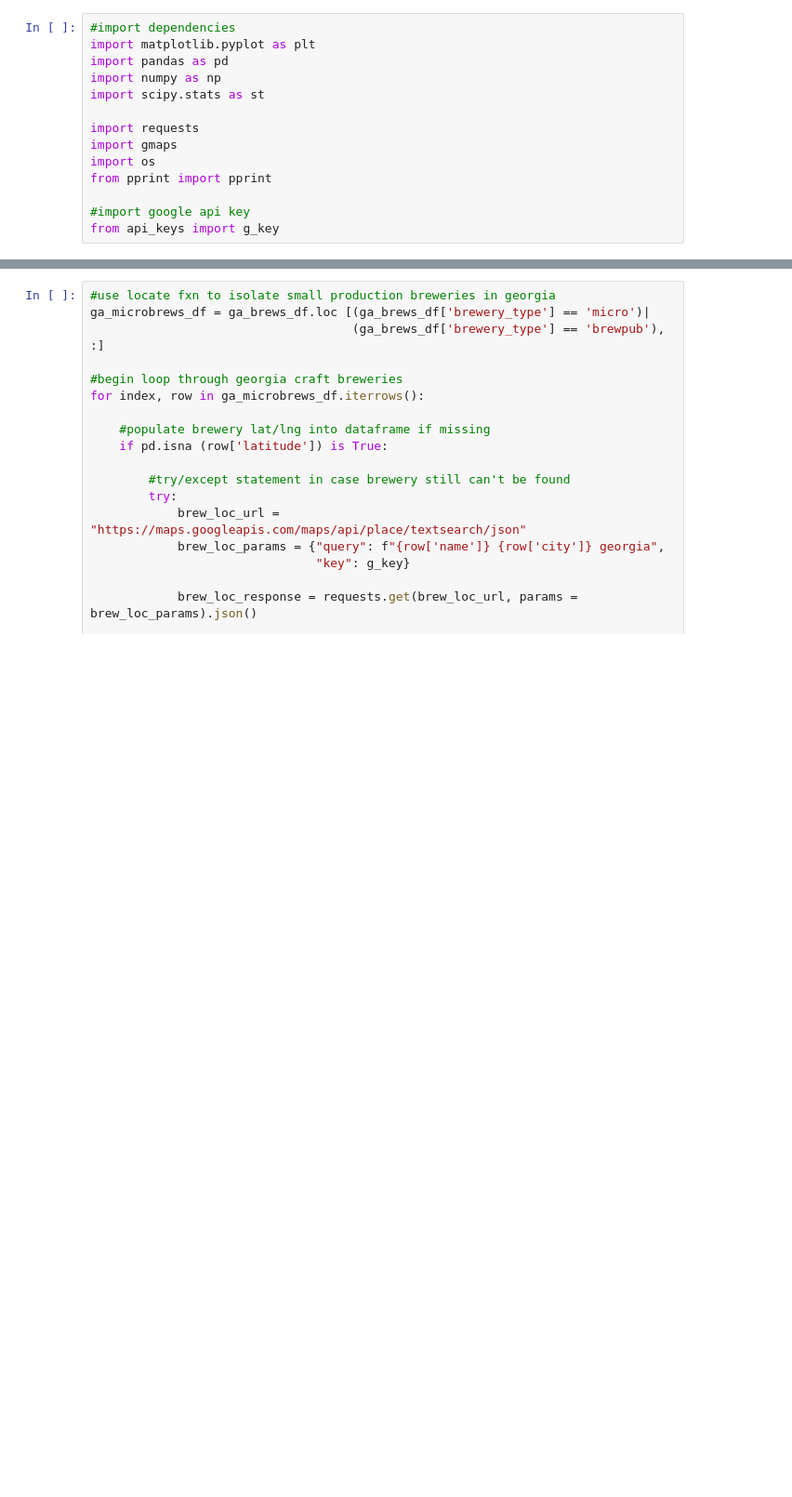
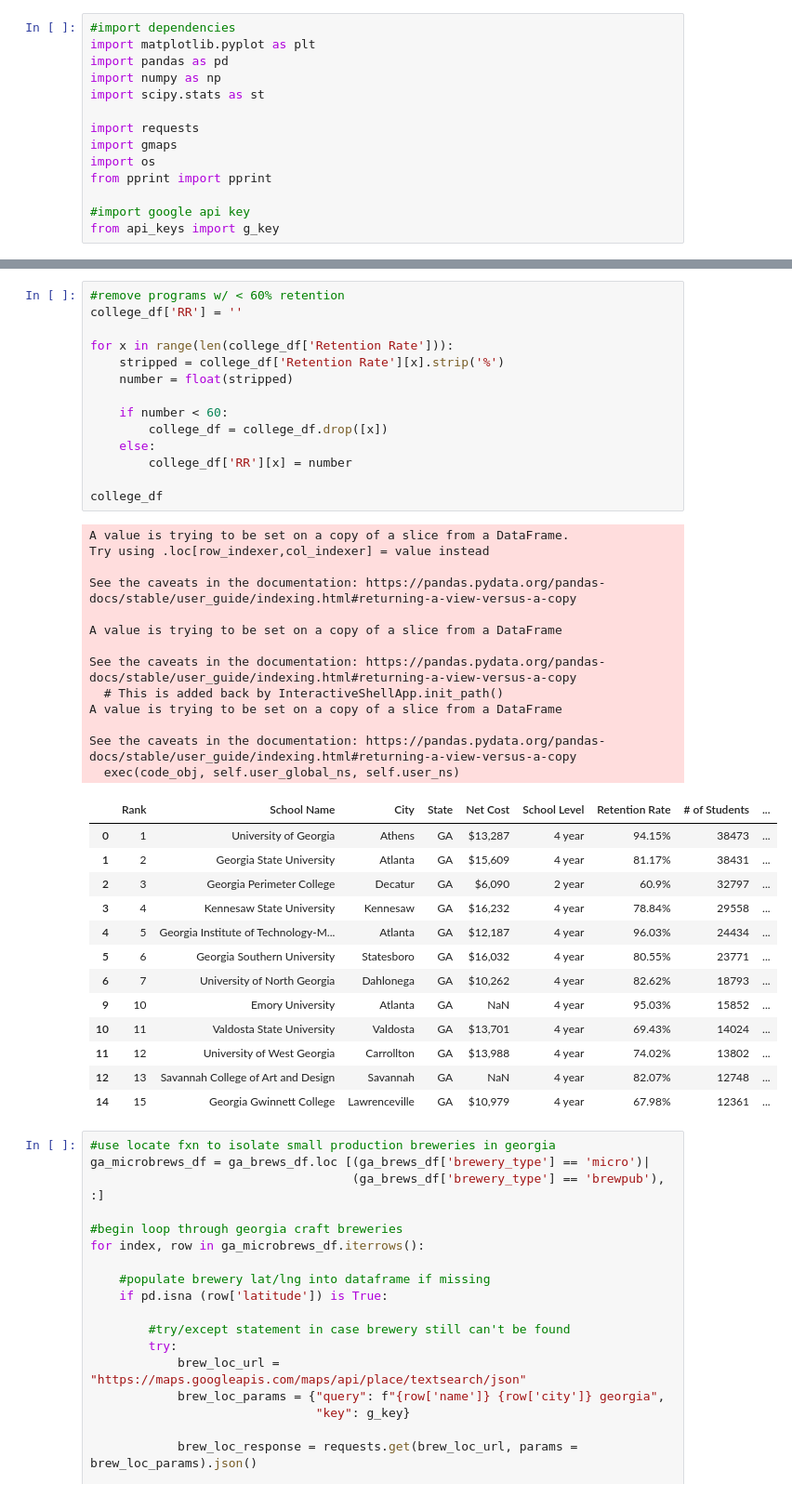
Before and after one commit to mariajdong/georgia-breweries, a Jupyter notebook: main_notebook.ipynb, the cells around one changed output, grey strips where cells are left out. Shown at 93% size. Cells and saved outputs as stored; diff of their text form; blank space fills up the shorter version.

```diff
--- a/main_notebook.ipynb
+++ b/main_notebook.ipynb
@@ -140,3 +165,44 @@ plt.savefig ('output/stacked_bar_chart.png')
+# %%
+#remove programs w/ < 60% retention
+college_df['RR'] = ''
+
+for x in range(len(college_df['Retention Rate'])):
+    stripped = college_df['Retention Rate'][x].strip('%')
+    number = float(stripped)
+
+    if number < 60:
+        college_df = college_df.drop([x])
+    else:
+        college_df['RR'][x] = number
+
+college_df
+# %% [output]
+A value is trying to be set on a copy of a slice from a DataFrame.
+Try using .loc[row_indexer,col_indexer] = value instead
+
+See the caveats in the documentation: https://pandas.pydata.org/pandas-docs/stable/user_guide/indexing.html#returning-a-view-versus-a-copy
+
+A value is trying to be set on a copy of a slice from a DataFrame
+
+See the caveats in the documentation: https://pandas.pydata.org/pandas-docs/stable/user_guide/indexing.html#returning-a-view-versus-a-copy
+  # This is added back by InteractiveShellApp.init_path()
+A value is trying to be set on a copy of a slice from a DataFrame
+
+See the caveats in the documentation: https://pandas.pydata.org/pandas-docs/stable/user_guide/indexing.html#returning-a-view-versus-a-copy
+  exec(code_obj, self.user_global_ns, self.user_ns)
+|  | Rank | School Name | City | State | Net Cost | School Level | Retention Rate | # of Students | ... |
+| 0 | 1 | University of Georgia | Athens | GA | $13,287 | 4 year | 94.15% | 38473 | ... |
+| 1 | 2 | Georgia State University | Atlanta | GA | $15,609 | 4 year | 81.17% | 38431 | ... |
+| 2 | 3 | Georgia Perimeter College | Decatur | GA | $6,090 | 2 year | 60.9% | 32797 | ... |
+| 3 | 4 | Kennesaw State University | Kennesaw | GA | $16,232 | 4 year | 78.84% | 29558 | ... |
+| 4 | 5 | Georgia Institute of Technology-M... | Atlanta | GA | $12,187 | 4 year | 96.03% | 24434 | ... |
+| 5 | 6 | Georgia Southern University | Statesboro | GA | $16,032 | 4 year | 80.55% | 23771 | ... |
+| 6 | 7 | University of North Georgia | Dahlonega | GA | $10,262 | 4 year | 82.62% | 18793 | ... |
+| 9 | 10 | Emory University | Atlanta | GA | NaN | 4 year | 95.03% | 15852 | ... |
+| 10 | 11 | Valdosta State University | Valdosta | GA | $13,701 | 4 year | 69.43% | 14024 | ... |
+| 11 | 12 | University of West Georgia | Carrollton | GA | $13,988 | 4 year | 74.02% | 13802 | ... |
+| 12 | 13 | Savannah College of Art and Design | Savannah | GA | NaN | 4 year | 82.07% | 12748 | ... |
+| 14 | 15 | Georgia Gwinnett College | Lawrenceville | GA | $10,979 | 4 year | 67.98% | 12361 | ... |
 # %%
 #use locate fxn to isolate small production breweries in georgia
 ga_microbrews_df = ga_brews_df.loc [(ga_brews_df['brewery_type'] == 'micro')|
```
Also changed, not shown: parts of 6 cells of this notebook, 3 other files.
